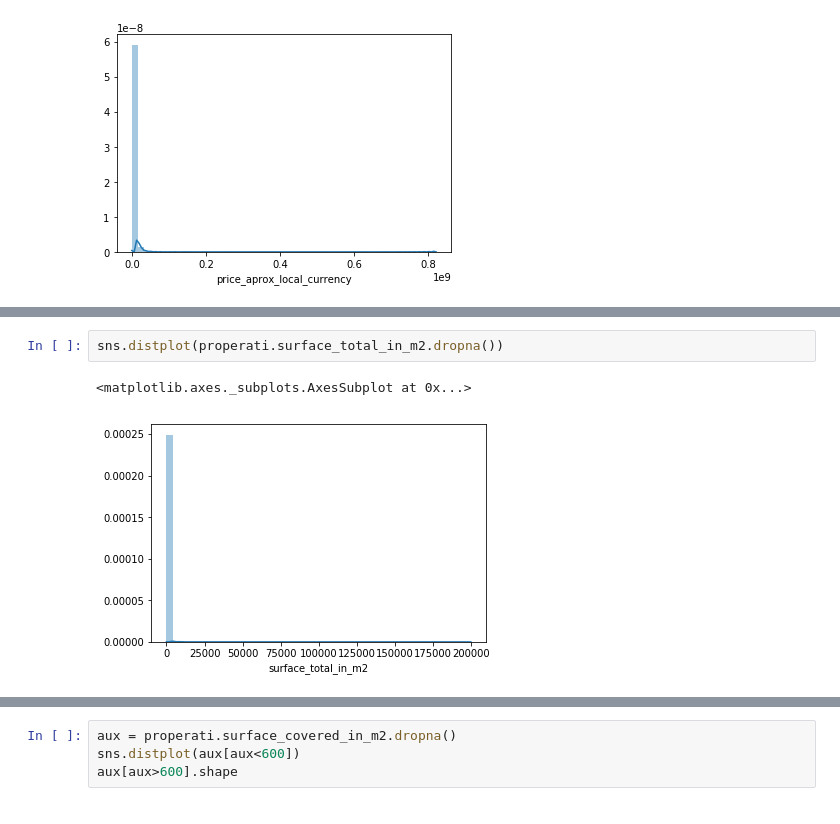
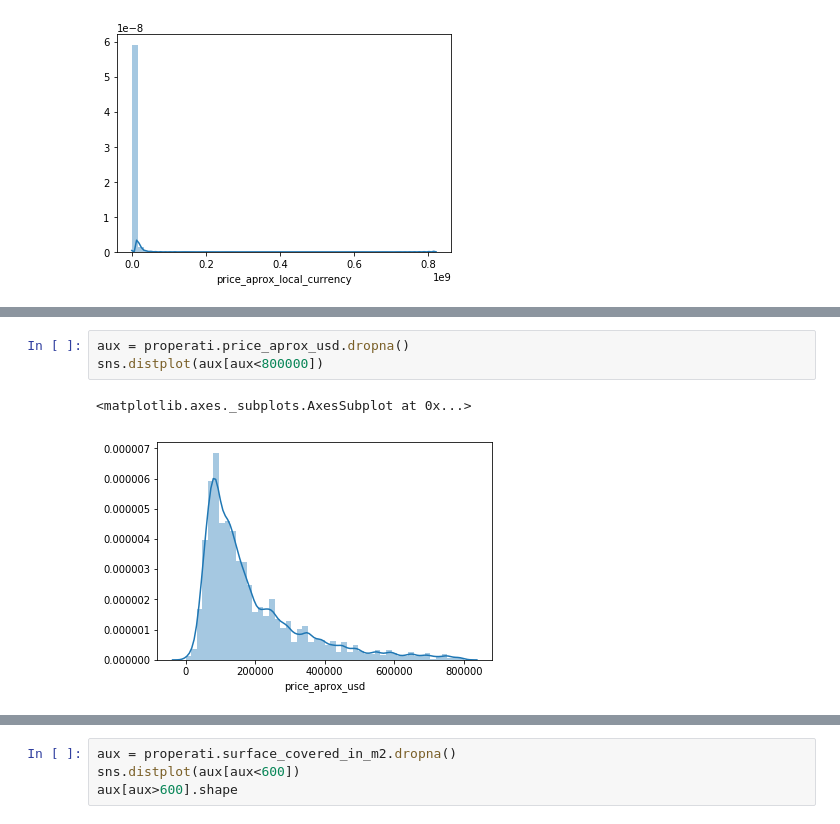
Before and after one commit to Villamaru/stunning-octo-waffle, a Jupyter notebook: 1-Pre_Analisis.ipynb, the cells around one changed output, grey strips where cells are left out. Cells and saved outputs as stored; diff of their text form.

```diff
--- a/1-Pre_Analisis.ipynb
+++ b/1-Pre_Analisis.ipynb
@@ -190,5 +185,6 @@ sns.distplot(properati.price_aprox_usd.dropna())
-# %%
-sns.distplot(properati.surface_total_in_m2.dropna())
-# %% [output]
-<matplotlib.axes._subplots.AxesSubplot at 0x...>
-[figure, removed]
+# %%
+aux = properati.price_aprox_usd.dropna()
+sns.distplot(aux[aux<800000])
+# %% [output]
+<matplotlib.axes._subplots.AxesSubplot at 0x...>
+[figure, added]
```
Also changed, not shown: parts of 2 cells of this notebook, 1 other file.
